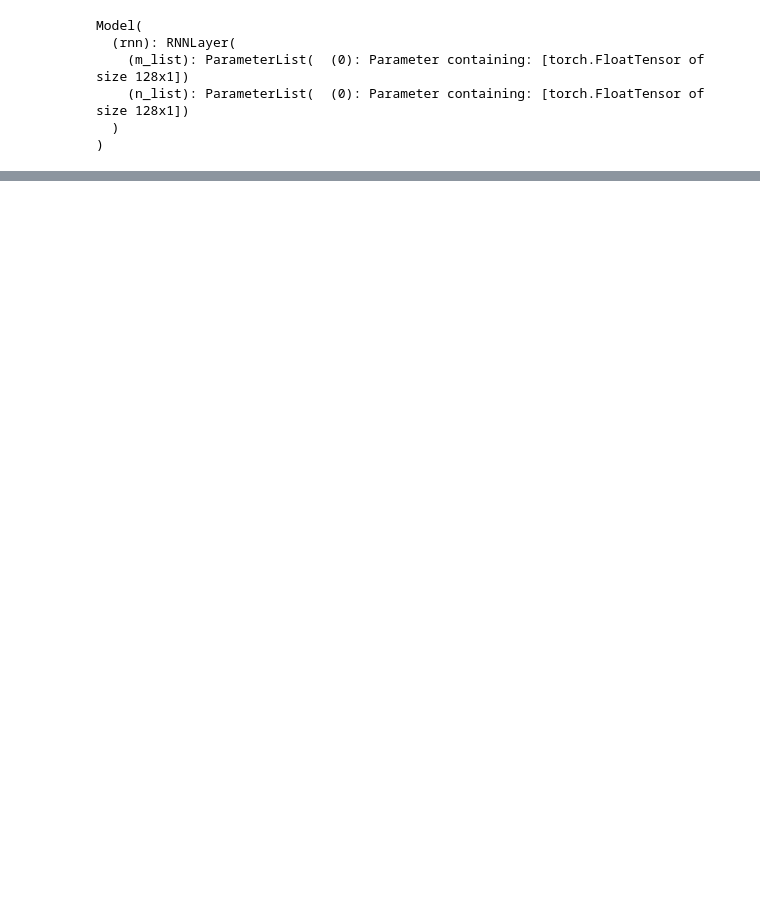
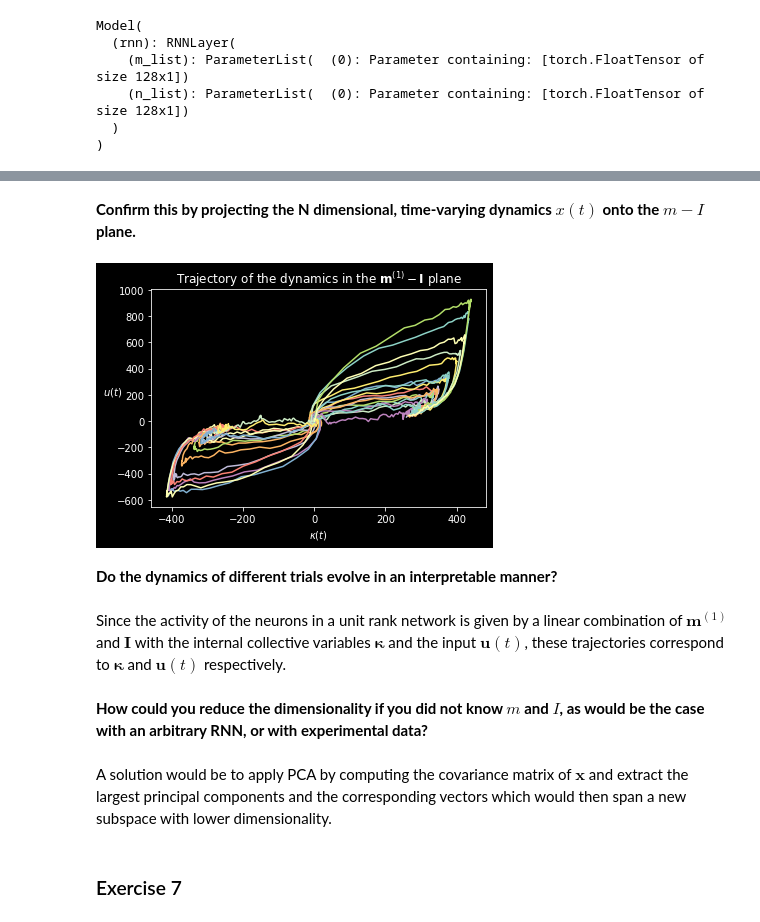
Before and after one commit to nguyen-td/Low-rank-RNN, a Jupyter notebook: dm_project.ipynb, the cells around one changed output, grey strips where cells are left out. Drawn from its saved outputs; the diff is of its cells as text; code cells hidden in the pictures; blank space fills up the shorter version.

```diff
--- a/dm_project.ipynb
+++ b/dm_project.ipynb
@@ -319,9 +331,11 @@ Model(
   )
 )
 # %%
-x = torch.zeros(hidden_size, input_size)
+x = torch.zeros(hidden_size, batch_size)
+x_t = torch.zeros(hidden_size, batch_size, t_steps)
 for t in range(t_steps):
     x, z = model_sampled(U, t, x)
+    x_t[:,:,t] = x
 # %%
 # Comparing the signs of output and target.
 acc_score = accuracy_score(y, torch.sign(z.detach().reshape(U.shape[0])))
@@ -330,0 +357,24 @@ print(f'{acc_score*100}% of the input was classified correctly by the network wi
+# %% [markdown]
+__Confirm this by projecting the N dimensional, time-varying dynamics $x(t)$ onto the $m−I$ plane.__
+# %%
+m_I_space = np.array([m_sampled, I_sampled])
+# %%
+for trial in range(batch_size):
+    x_projected = m_I_space @ x_t.detach().numpy()[:,trial,:]
+    plt.plot(x_projected[0], x_projected[1])
+plt.xlabel(r'$\kappa (t)$')
+plt.ylabel(r'$u(t)$', rotation = 'horizontal')
+plt.title(r'Trajectory of the dynamics in the $\mathbf{m}^{(1)}-\mathbf{I}$ plane')
+plt.show()
+# %% [output]
+[figure, added]
+# %% [markdown]
+__Do the dynamics of different trials evolve in an interpretable manner?__
+# %% [markdown]
+Since the activity of the neurons in a unit rank network is given by a linear combination of $\mathbf{m}^{(1)}$ and $\mathbf{I}$ with the internal collective variables $\mathbf{\kappa}$ and the input $\mathbf{u}(t)$, these trajectories correspond to $\mathbf{\kappa}$ and $\mathbf{u}(t)$ respectively.
+# %% [markdown]
+__How could you reduce the dimensionality if you did not know $m$ and $I$, as would be the case with an arbitrary RNN, or with experimental data?__
+# %% [markdown]
+A solution would be to apply PCA by computing the covariance matrix of $\mathbf{x}$ and extract the largest principal components and the corresponding vectors which would then span a new subspace with lower dimensionality.
+# %% [markdown]
+### Exercise 7
```
Also changed, not shown: parts of 26 cells of this notebook.
